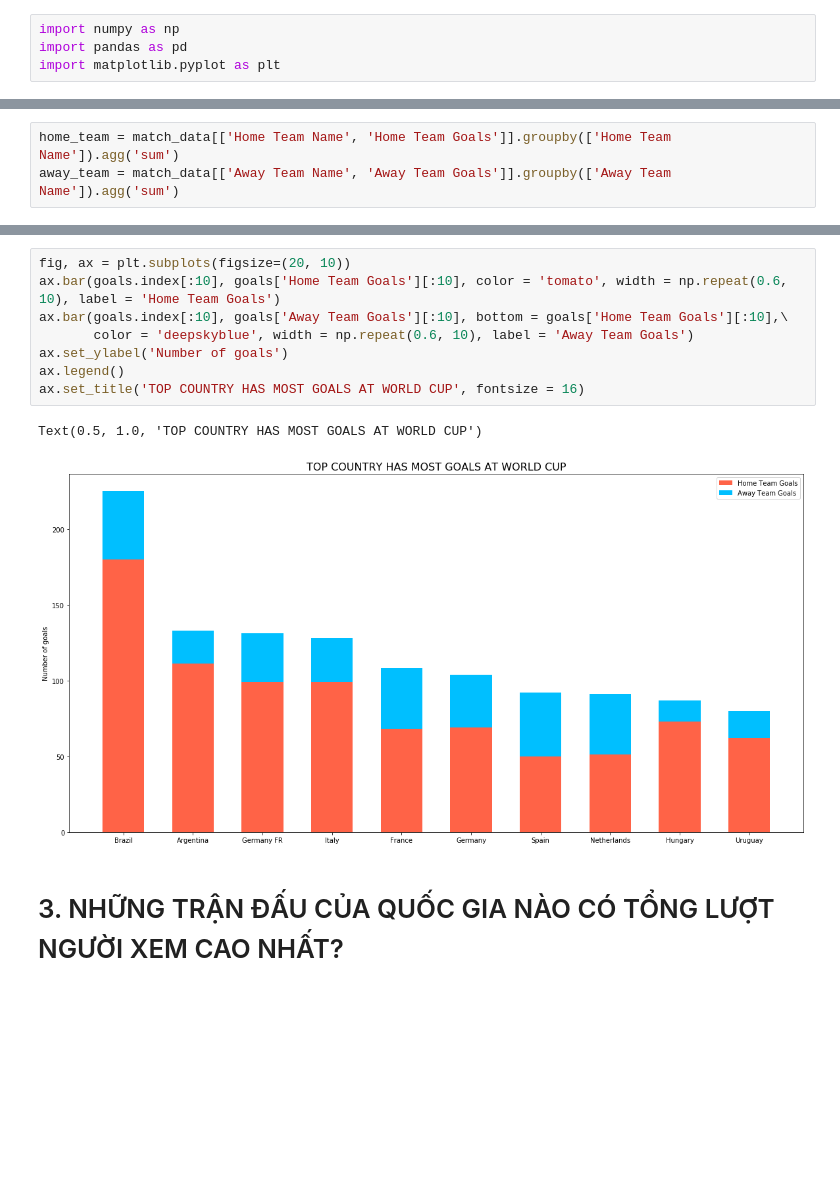
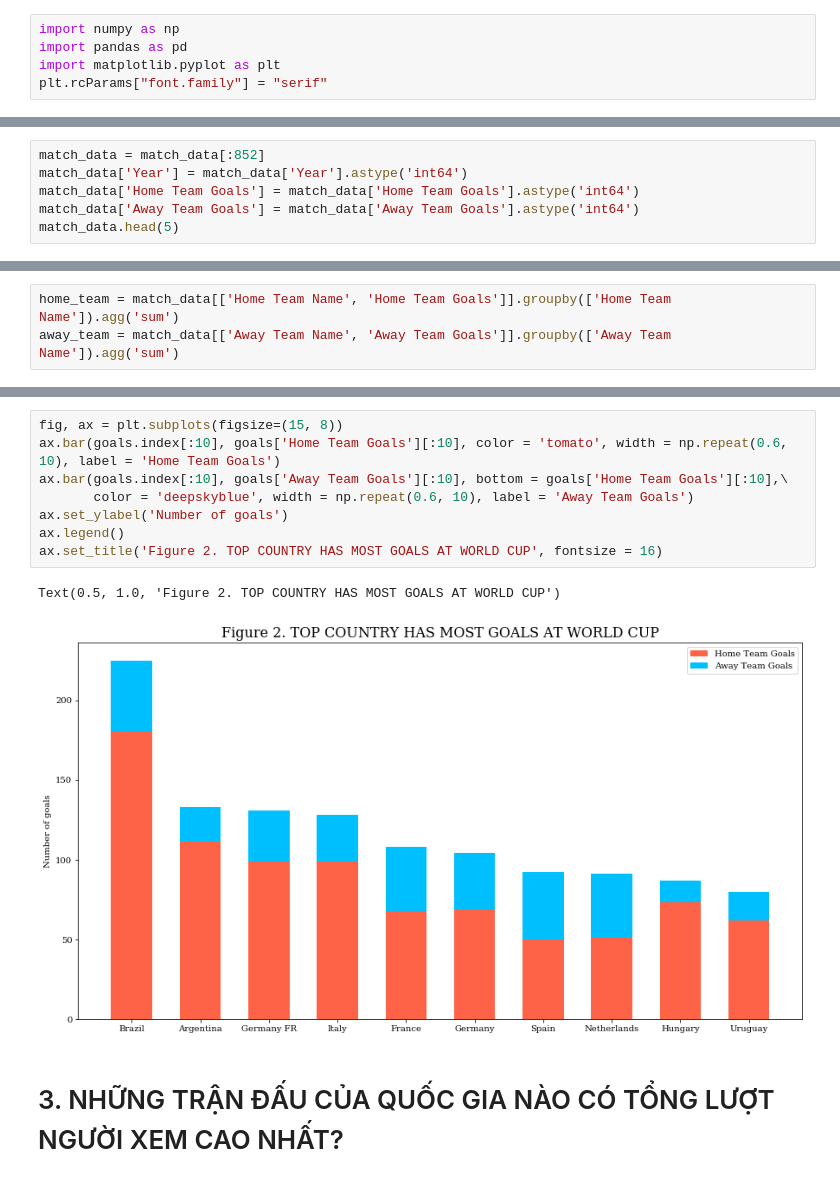
Before and after one commit to logacc99/LTKHDL_FinalProject, a Jupyter notebook: 1712174-NguyenGiaThuan.ipynb, the cells around one changed output, grey strips where cells are left out. Cells and saved outputs as stored; diff of their text form; blank space fills up the shorter version.

Commit message:
Adjust figure 2

```diff
--- a/1712174-NguyenGiaThuan.ipynb
+++ b/1712174-NguyenGiaThuan.ipynb
@@ -2,6 +2,7 @@
 import numpy as np
 import pandas as pd
 import matplotlib.pyplot as plt
+plt.rcParams["font.family"] = "serif"
 # %% [markdown]
 # Mô tả dữ liệu:
 - Chủ đề : Các trận đấu World Cup từ năm 1930 - 2014
@@ -215,0 +222,6 @@ match_data.head(5)
+# %%
+match_data = match_data[:852]
+match_data['Year'] = match_data['Year'].astype('int64')
+match_data['Home Team Goals'] = match_data['Home Team Goals'].astype('int64')
+match_data['Away Team Goals'] = match_data['Away Team Goals'].astype('int64')
+match_data.head(5)
@@ -238,14 +257,14 @@ goals
 83 rows × 3 columns
 # %%
-fig, ax = plt.subplots(figsize=(20, 10))
+fig, ax = plt.subplots(figsize=(15, 8))
 ax.bar(goals.index[:10], goals['Home Team Goals'][:10], color = 'tomato', width = np.repeat(0.6, 10), label = 'Home Team Goals')
 ax.bar(goals.index[:10], goals['Away Team Goals'][:10], bottom = goals['Home Team Goals'][:10],\
        color = 'deepskyblue', width = np.repeat(0.6, 10), label = 'Away Team Goals')
 ax.set_ylabel('Number of goals')
 ax.legend()
-ax.set_title('TOP COUNTRY HAS MOST GOALS AT WORLD CUP', fontsize = 16)
+ax.set_title('Figure 2. TOP COUNTRY HAS MOST GOALS AT WORLD CUP', fontsize = 16)
 # %% [output]
-Text(0.5, 1.0, 'TOP COUNTRY HAS MOST GOALS AT WORLD CUP')
+Text(0.5, 1.0, 'Figure 2. TOP COUNTRY HAS MOST GOALS AT WORLD CUP')
-[figure, old version]
+[figure, new version]
 # %% [markdown]
 # 3. NHỮNG TRẬN ĐẤU CỦA QUỐC GIA NÀO CÓ TỔNG LƯỢT NGƯỜI XEM CAO NHẤT?
```
Also changed, not shown: parts of 6 cells of this notebook.
